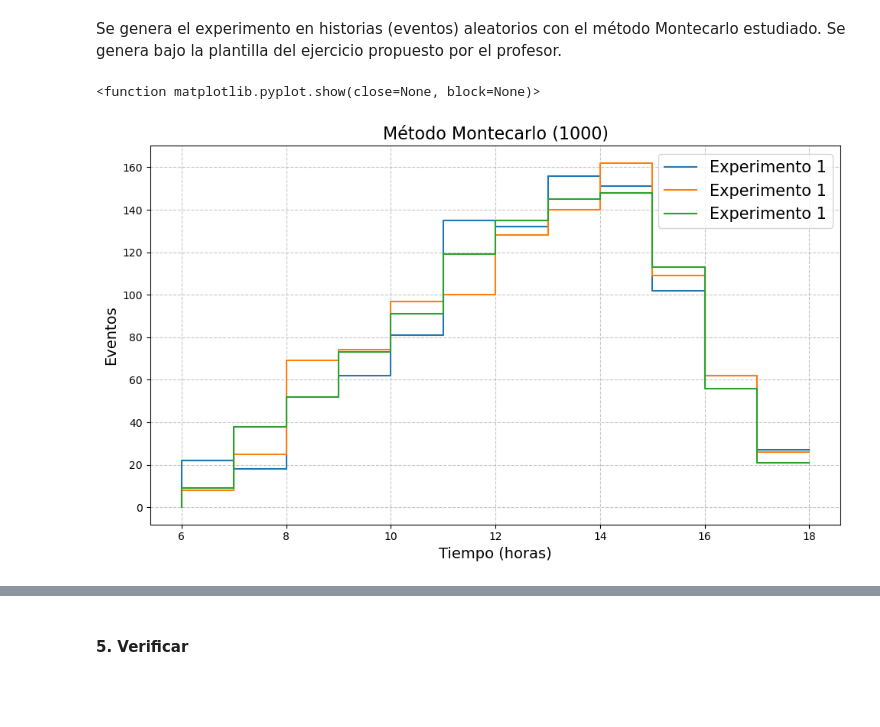
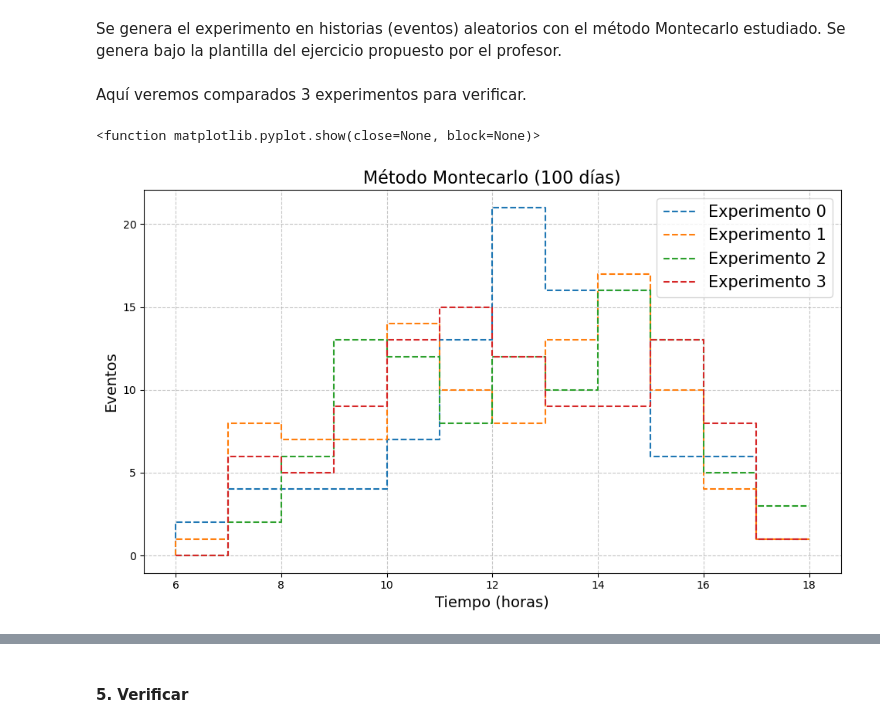
Before and after one commit to PinzonHarker/2024-II_InstrumentacionNuclear, a Jupyter notebook: 1-1_Taller_Simulacion.ipynb, the cells around one changed output, grey strips where cells are left out. Drawn from its saved outputs; the diff is of its cells as text; code cells hidden in the pictures; blank space fills up the shorter version.

```diff
--- a/1-1_Taller_Simulacion.ipynb
+++ b/1-1_Taller_Simulacion.ipynb
@@ -342,25 +385,34 @@ class experiment:
                     break
             self.histogram[success] += 1
         return self.histogram
-
-
-days = 1000
-exp1 = experiment(model)
-exp2 = experiment(model)
-exp3 = experiment(model)
-
-# exp.always_rains(days)
-
-# Plotting
-fig, ax = plot_template(
-    title=f"Método Montecarlo ({days})", x_label="Tiempo (horas)", y_label="Eventos"
-)
-ax.plot(model.hours, exp1.always_rains(days), ds="steps", label=f"Experimento 1")
-ax.plot(model.hours, exp2.always_rains(days), ds="steps", label=f"Experimento 1")
-ax.plot(model.hours, exp3.always_rains(days), ds="steps", label=f"Experimento 1")
-plt.legend(fontsize=15)
-plt.show
-# %% [output]
-<function matplotlib.pyplot.show(close=None, block=None)>
-[figure, removed]
+# %% [markdown]
+Aquí veremos comparados 3 experimentos para verificar.
+# %%
+days = 100
+experiments = 4
+
+# Generates 3 experiments to compare
+exp = [experiment(model) for i in range(experiments)]
+
+# Configure plot
+fig, ax = plot_template(
+    title=f"Método Montecarlo ({days} días)",
+    x_label="Tiempo (horas)",
+    y_label="Eventos",
+)
+# Plotting
+for i in range(experiments):
+    ax.plot(
+        model.hours,
+        exp[i].always_rains(days),
+        ds="steps",
+        label=f"Experimento {i}",
+        ls="--",
+    )
+# Something left
+ax.legend(fontsize=15)
+plt.show
+# %% [output]
+<function matplotlib.pyplot.show(close=None, block=None)>
+[figure, added]
 # %% [markdown]
```
Also changed, not shown: parts of 14 cells of this notebook.
